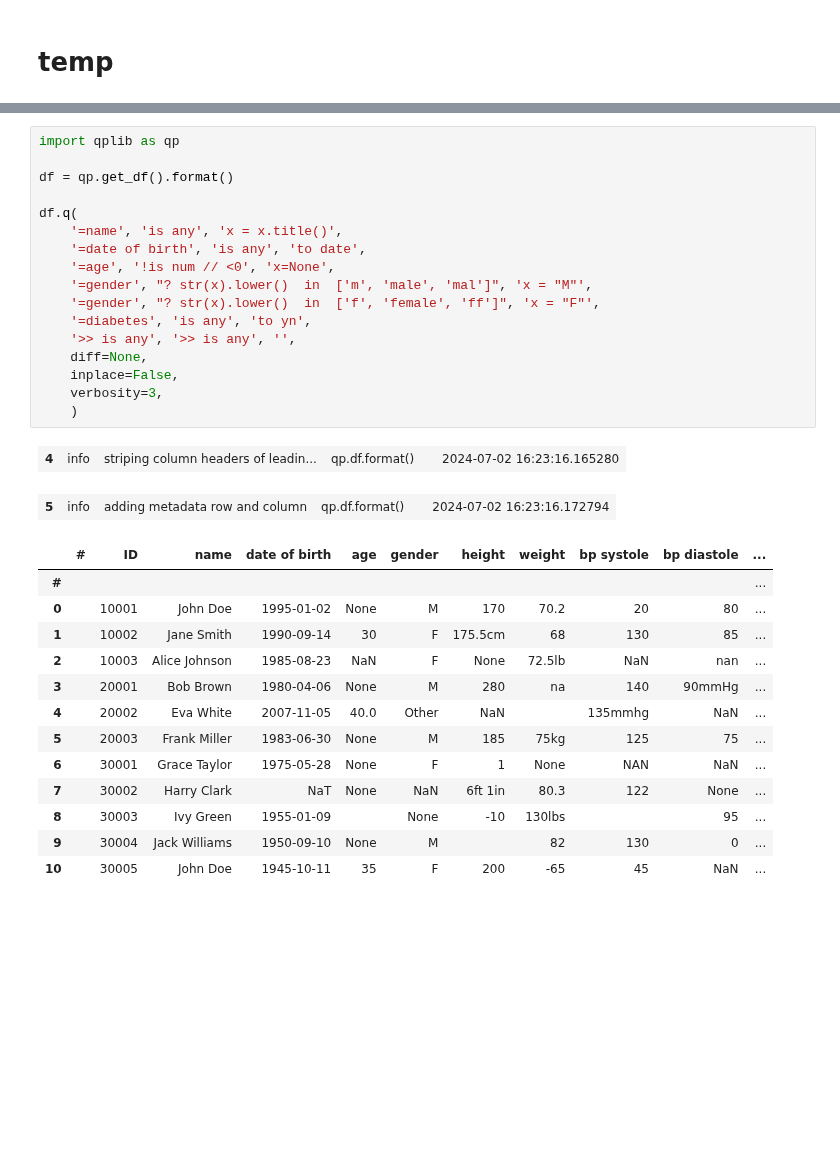
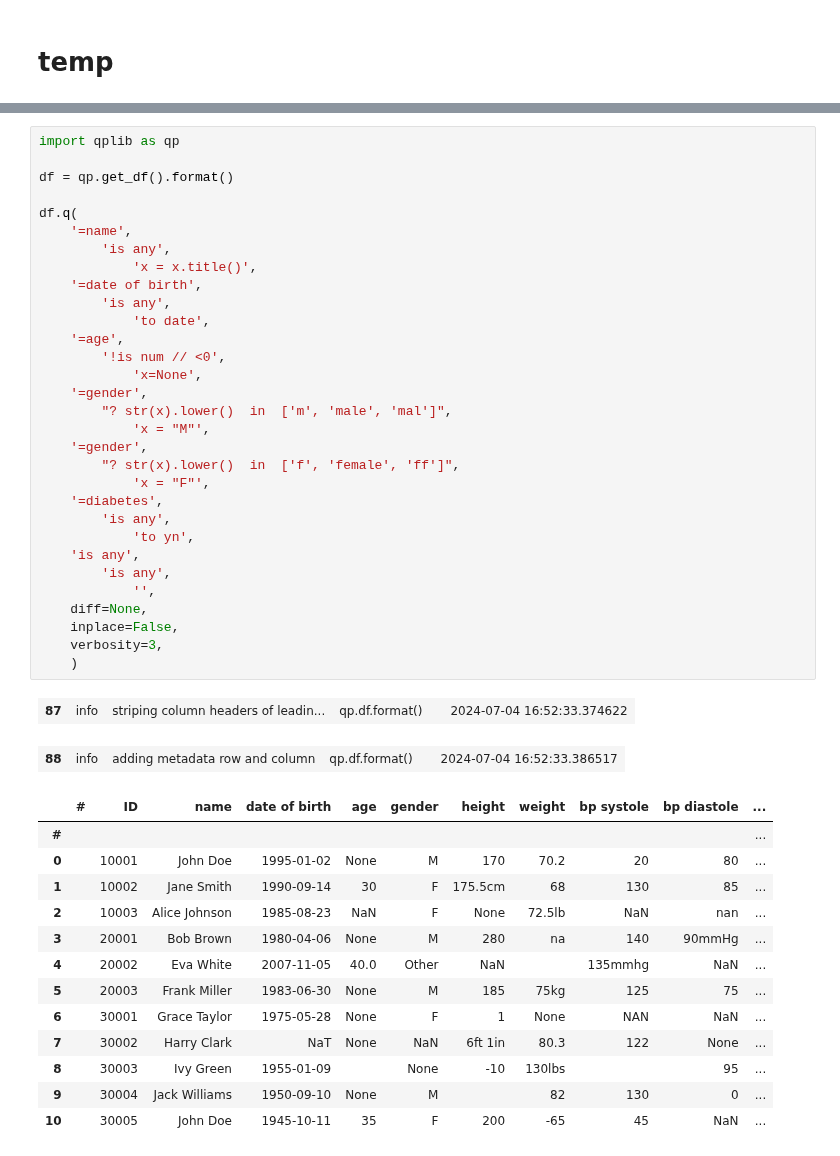
Before and after one commit to MartinVoelkl94/qplib_dev, a Jupyter notebook: prototyping.ipynb, the cells around one changed output, grey strips where cells are left out. Drawn from its saved outputs; the diff is of its cells as text; blank space fills up the shorter version.

```diff
--- a/prototyping.ipynb
+++ b/prototyping.ipynb
@@ -1623,23 +1623,37 @@ VBox(children=(Tab(children=(VBox(children=(GridBox(children=(Label(value='filte
 # %%
 import qplib as qp
 
 df = qp.get_df().format()
 
 df.q(
-	'=name', 'is any', 'x = x.title()',
-	'=date of birth', 'is any', 'to date',
-	'=age', '!is num // <0', 'x=None',
-	'=gender', "? str(x).lower()  in  ['m', 'male', 'mal']", 'x = "M"',
-    '=gender', "? str(x).lower()  in  ['f', 'female', 'ff']", 'x = "F"',
-    '=diabetes', 'is any', 'to yn',
-	'>> is any', '>> is any', '',
+	'=name',
+		'is any',
+			'x = x.title()',
+	'=date of birth',
+		'is any',
+			'to date',
+	'=age',
+		'!is num // <0',
+			'x=None',
+	'=gender',
+		"? str(x).lower()  in  ['m', 'male', 'mal']",
+			'x = "M"',
+    '=gender',
+		"? str(x).lower()  in  ['f', 'female', 'ff']",
+			'x = "F"',
+    '=diabetes',
+		'is any',
+			'to yn',
+	'is any',
+		'is any',
+			'',
 	diff=None,
 	inplace=False,
 	verbosity=3,
 	)
 # %% [output]
-| 4 | info | striping column headers of leadin... | qp.df.format() |  | 2024-07-02 16:23:16.165280 |
+| 87 | info | striping column headers of leadin... | qp.df.format() |  | 2024-07-04 16:52:33.374622 |
-| 5 | info | adding metadata row and column | qp.df.format() |  | 2024-07-02 16:23:16.172794 |
+| 88 | info | adding metadata row and column | qp.df.format() |  | 2024-07-04 16:52:33.386517 |
 |  | # | ID | name | date of birth | age | gender | height | weight | bp systole | bp diastole | ... |
 | # |  |  |  |  |  |  |  |  |  |  | ... |
 | 0 |  | 10001 | John Doe | 1995-01-02 | None | M | 170 | 70.2 | 20 | 80 | ... |
```
Also changed, not shown: parts of 4 cells of this notebook.
